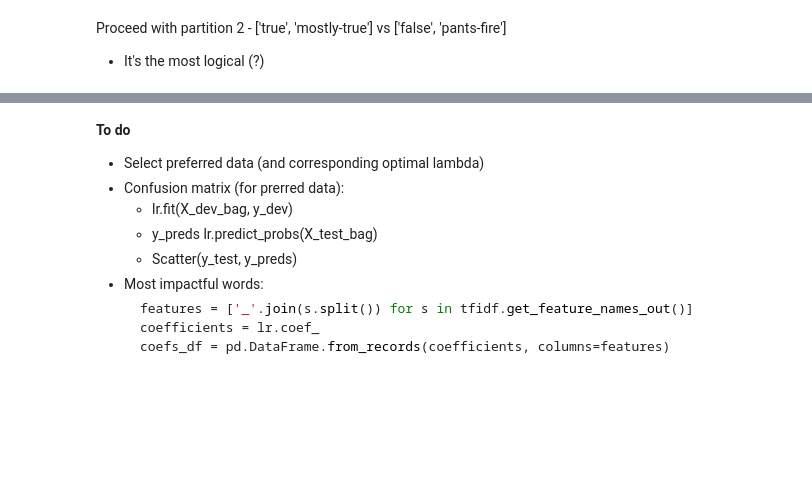
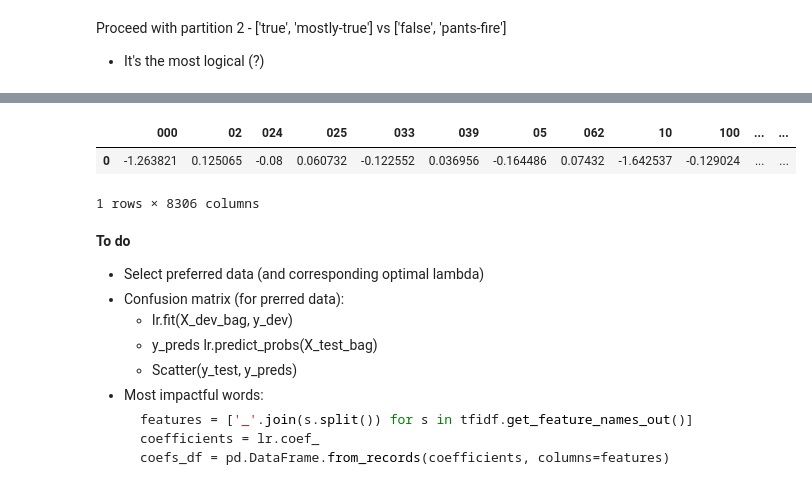
Before and after one commit to pgb206/ISDS2022_group7, a Jupyter notebook: project/project.ipynb, the cells around one changed output, grey strips where cells are left out. Cells and saved outputs as stored; diff of their text form; code cells hidden in the pictures; blank space fills up the shorter version.

```diff
--- a/project/project.ipynb
+++ b/project/project.ipynb
@@ -914,3 +999,12 @@ X2_dev_bag
+# %%
+features = ['_'.join(s.split()) for s in tfidf.get_feature_names_out()]
+coefficients = lr.coef_
+coefs_df = pd.DataFrame.from_records(coefficients, columns=features)
+coefs_df
+# %% [output]
+|  | 000 | 02 | 024 | 025 | 033 | 039 | 05 | 062 | 10 | 100 | ... | ... |
+| 0 | -1.263821 | 0.125065 | -0.08 | 0.060732 | -0.122552 | 0.036956 | -0.164486 | 0.07432 | -1.642537 | -0.129024 | ... | ... |
+1 rows × 8306 columns
 # %% [markdown]
 **To do**
 * Select preferred data (and corresponding optimal lambda)
```
Also changed, not shown: parts of 8 cells of this notebook.
